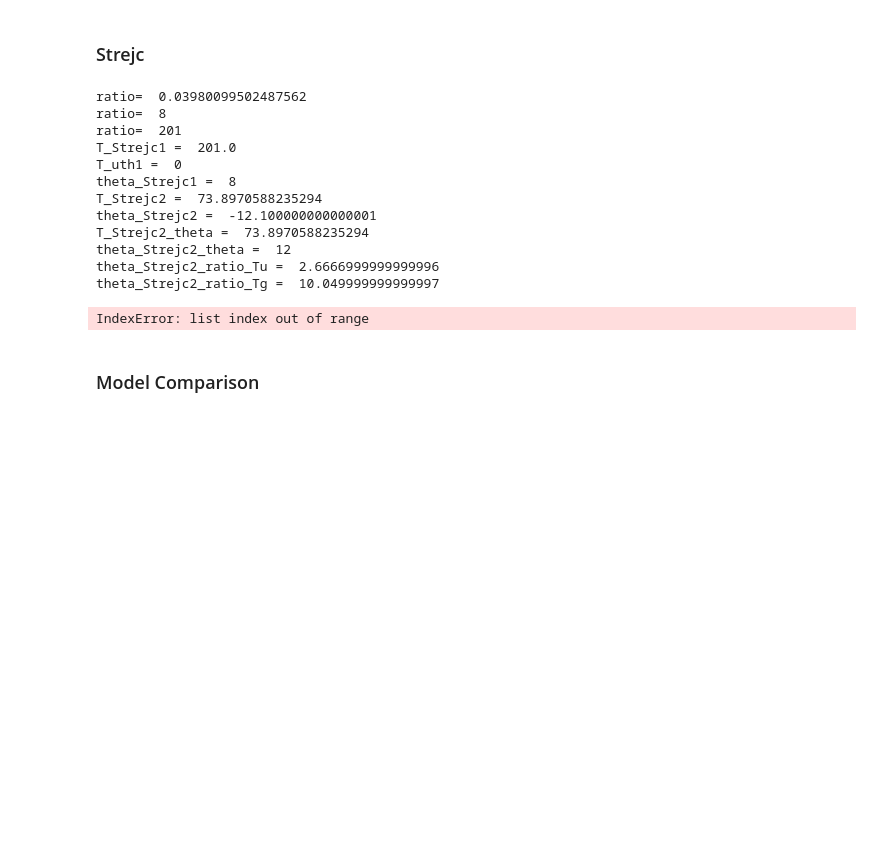
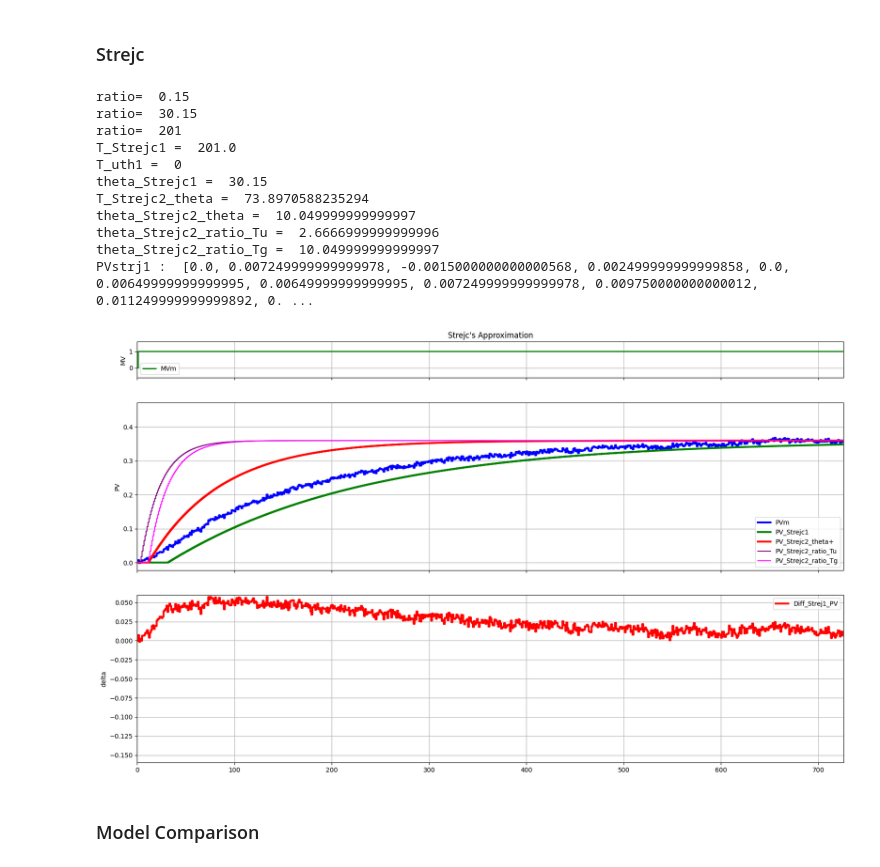
Before and after one commit to Muten-Roshi-Sama/TCLab_PID_Controller_FeedForward, a Jupyter notebook: Visualization_Code/My_Simulation_OLP.ipynb, the cells around one changed output. Drawn from its saved outputs; the diff is of its cells as text; code cells hidden in the pictures; blank space fills up the shorter version.

```diff
--- a/Visualization_Code/My_Simulation_OLP.ipynb
+++ b/Visualization_Code/My_Simulation_OLP.ipynb
@@ -400,52 +400,51 @@ ax2.legend (loc='best')
 limSup = 0.05
 limInf = -0.15
 diff_strejc1_PV = [a - b for a,b in zip(PVm, PV_Strejc1)]
-diff_strejc2_theta_PV = [a - b for a,b in zip(PVm, PV_Strejc2)]
+# diff_strejc2_theta_PV = [a - b for a,b in zip(PVm, PV_Strejc2)]
 print("PVstrj1 : ",diff_strejc1_PV)
-print("thetaPV : ", diff_strejc2_theta_PV)
+# print("thetaPV : ", diff_strejc2_theta_PV)
 
 l_diff_strejc1_PV, = ax3.step([0, TSim], [limInf,limSup], 'red', linewidth=3, label='Diff_Strej1_PV', where='post')
-l_diff_strejc2_theta_PV, = ax3.step([0, TSim], [limInf,limSup], 'b-', linewidth=3, label='Diff_Strejc2_theta+_PV', where='post')
+# l_diff_strejc2_theta_PV, = ax3.step([0, TSim], [limInf,limSup], 'b-', linewidth=3, label='Diff_Strejc2_theta+_PV', where='post')
 ax3.set_ylabel('delta')
 ax3.legend (loc='best')
 
 
 
 #-----Set Data-----
 l_MV.set_data(tm, MVm)
 l_PV.set_data(tm,PVm)
 
 l_PV_Strejc1.set_data(tm, PV_Strejc1)
 # l_PV_Strejc2.set_data(tm, PV_Strejc2)
 l_PV_Strejc2_theta.set_data(tm, PV_Strejc2_theta)
 
 l_PV_Strejc2_ratio_Tu.set_data(tm, PV_Strejc2_ratio_Tu)
 l_PV_Strejc2_ratio_Tg.set_data(tm, PV_Strejc2_ratio_Tg)
 
 l_diff_strejc1_PV.set_data(tm, diff_strejc1_PV)
-l_diff_strejc2_theta_PV.set_data(tm, diff_strejc2_theta_PV)
+# l_diff_strejc2_theta_PV.set_data(tm, diff_strejc2_theta_PV)
 
 tMax = len(tm)
 ax1.set_xlim(0, tMax)
 ax2.set_xlim(0, tMax)
 ax3.set_xlim(0, tMax)
 ax1.grid()
 ax2.grid()
 ax3.grid()
 # %% [output]
-ratio=  0.03980099502487562
-ratio=  8
+ratio=  0.15
+ratio=  30.15
 ratio=  201
 T_Strejc1 =  201.0
 T_uth1 =  0
-theta_Strejc1 =  8
-T_Strejc2 =  73.8970588235294
-theta_Strejc2 =  -12.100000000000001
+theta_Strejc1 =  30.15
 T_Strejc2_theta =  73.8970588235294
-theta_Strejc2_theta =  12
+theta_Strejc2_theta =  10.049999999999997
 theta_Strejc2_ratio_Tu =  2.6666999999999996
 theta_Strejc2_ratio_Tg =  10.049999999999997
+PVstrj1 :  [0.0, 0.007249999999999978, -0.0015000000000000568, 0.002499999999999858, 0.0, 0.00649999999999995, 0.00649999999999995, 0.007249999999999978, 0.009750000000000012, 0.011249999999999892, 0. ...
-IndexError: list index out of range
+[figure, added]
 # %% [markdown]
 ### Model Comparison
 # %%
```
Also changed, not shown: parts of 2 cells of this notebook, 1 other file.
